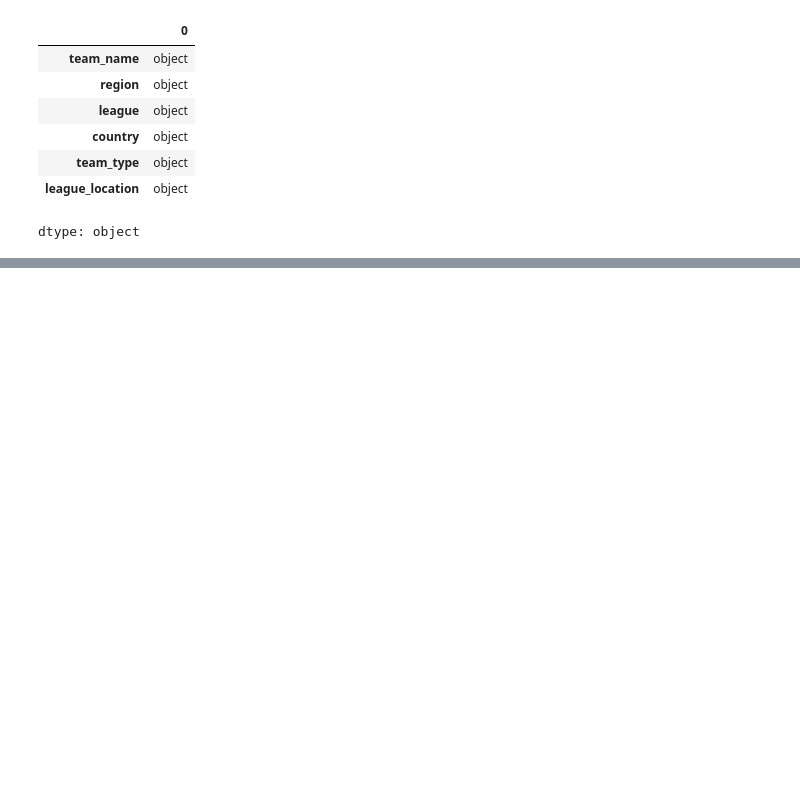
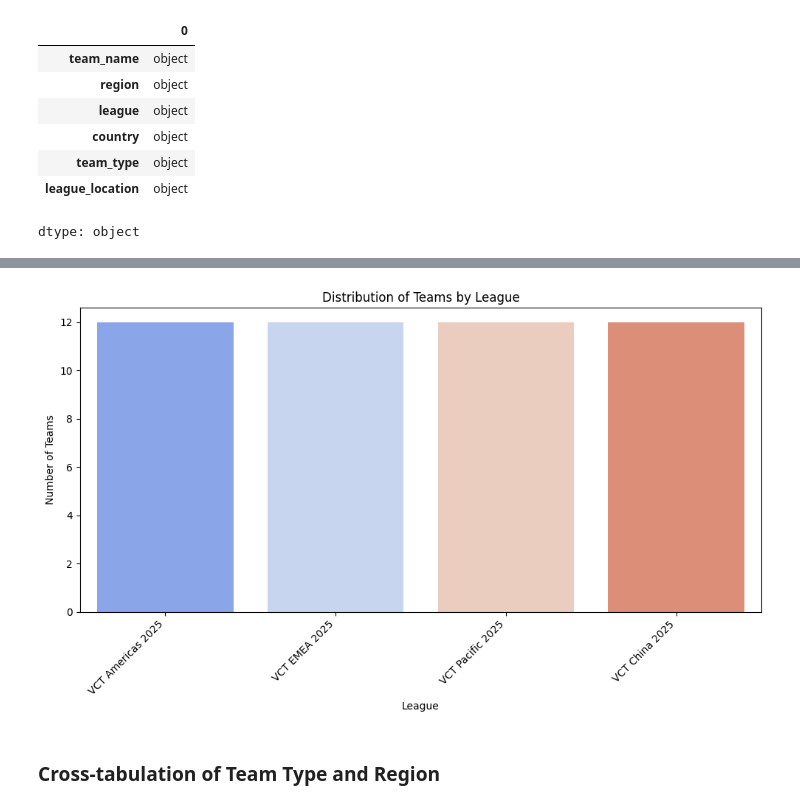
Before and after one commit to kxrrym03/VALORANT-Champions-Tour-2025, a Jupyter notebook: VALORANT_champions_2025.ipynb, the cells around one changed output, grey strips where cells are left out. Saved outputs shown, nothing was run; the diff lists cells and outputs as text; code cells hidden in the pictures; blank space fills up the shorter version.

```diff
--- a/VALORANT_champions_2025.ipynb
+++ b/VALORANT_champions_2025.ipynb
@@ -79,0 +155,3 @@ dtype: object
+# %%
+league_counts = df['league'].value_counts()
+display(league_counts)
@@ -79,0 +166,13 @@ dtype: object
+# %%
+plt.figure(figsize=(10, 6))
+sns.barplot(x=league_counts.index, y=league_counts.values, palette='coolwarm')
+plt.title('Distribution of Teams by League')
+plt.xlabel('League')
+plt.ylabel('Number of Teams')
+plt.xticks(rotation=45, ha='right')
+plt.tight_layout()
+plt.show()
+# %% [output]
+[figure, added]
+# %% [markdown]
+### Cross-tabulation of Team Type and Region
```
Also changed, not shown: parts of 29 cells of this notebook.
